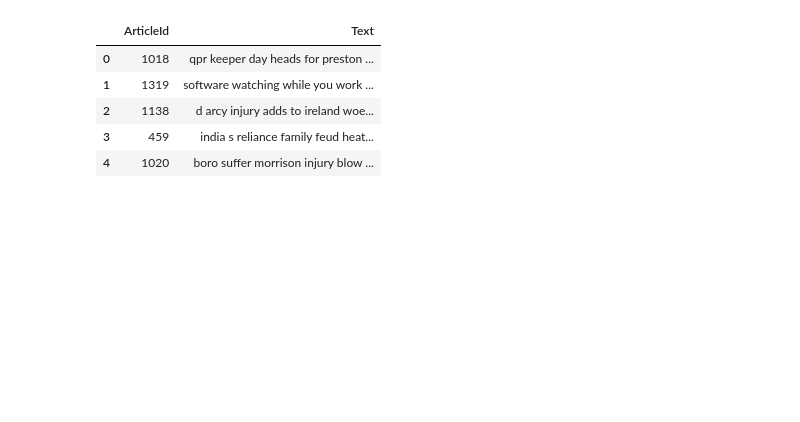
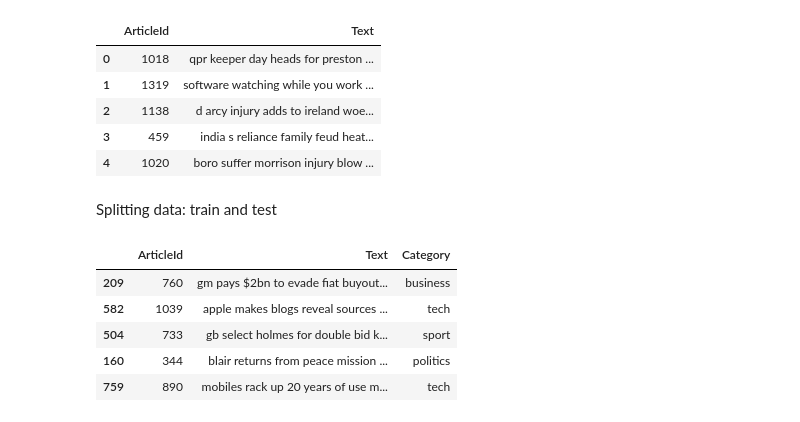
Before and after one commit to irungus/TUDA, a Jupyter notebook: TUDA.ipynb, the cells around one changed output. Drawn from its saved outputs; the diff is of its cells as text; code cells hidden in the pictures; blank space fills up the shorter version.

```diff
--- a/TUDA.ipynb
+++ b/TUDA.ipynb
@@ -219,0 +227,17 @@ profile.to_file("my_report.html")
+# %% [markdown]
+Splitting data: train and test
+# %%
+from sklearn.model_selection import train_test_split
+X_train = df_train
+y_train = df_train['Category']
+
+X_train, X_cv, y_train, y_cv = train_test_split(X_train, y_train, test_size=0.20, stratify=y_train, random_state=0)
+# %%
+X_train.head()
+# %% [output]
+|  | ArticleId | Text | Category |
+| 209 | 760 | gm pays $2bn to evade fiat buyout... | business |
+| 582 | 1039 | apple makes blogs reveal sources ... | tech |
+| 504 | 733 | gb select holmes for double bid k... | sport |
+| 160 | 344 | blair returns from peace mission ... | politics |
+| 759 | 890 | mobiles rack up 20 years of use m... | tech |
```
Also changed, not shown: parts of 4 cells of this notebook.
